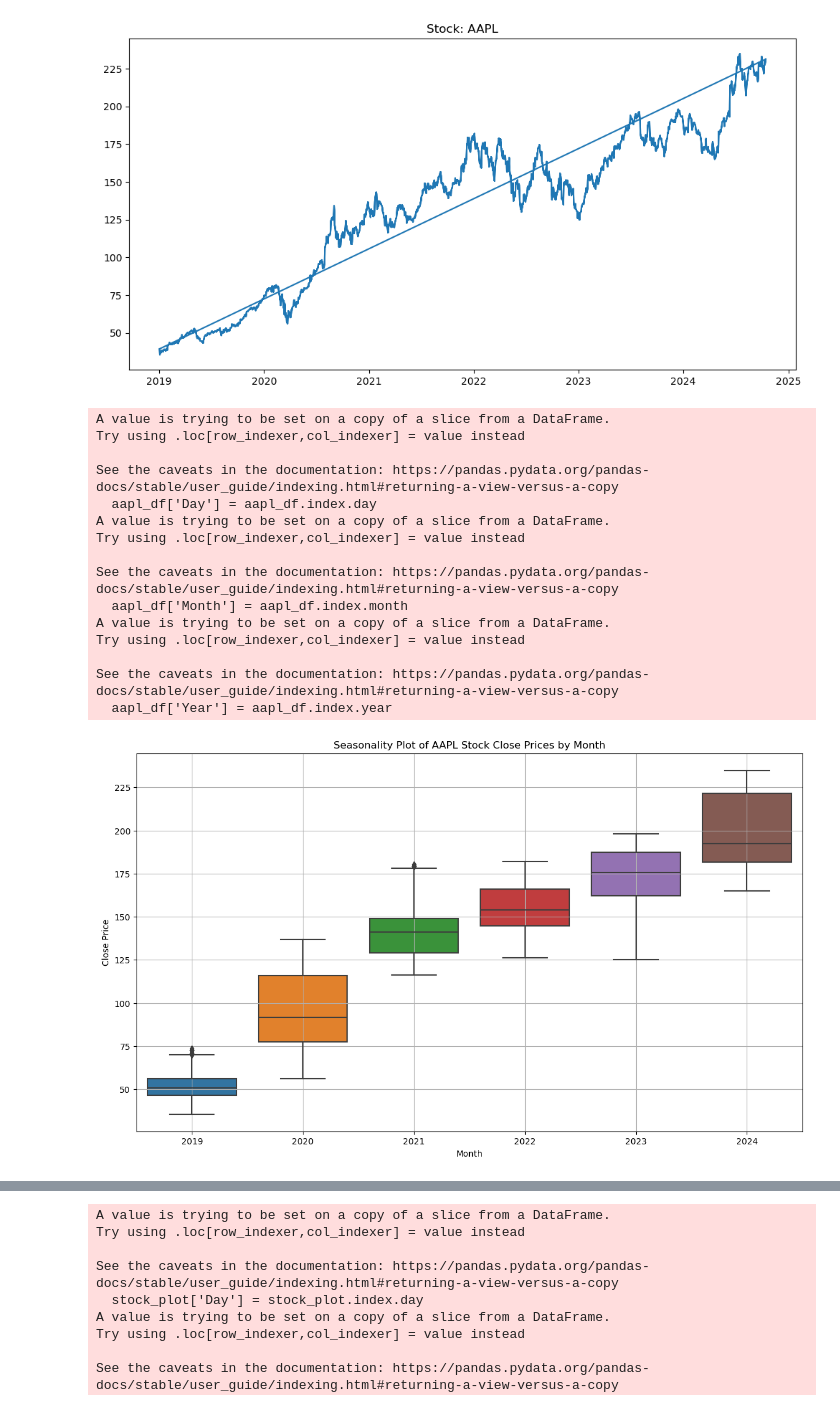
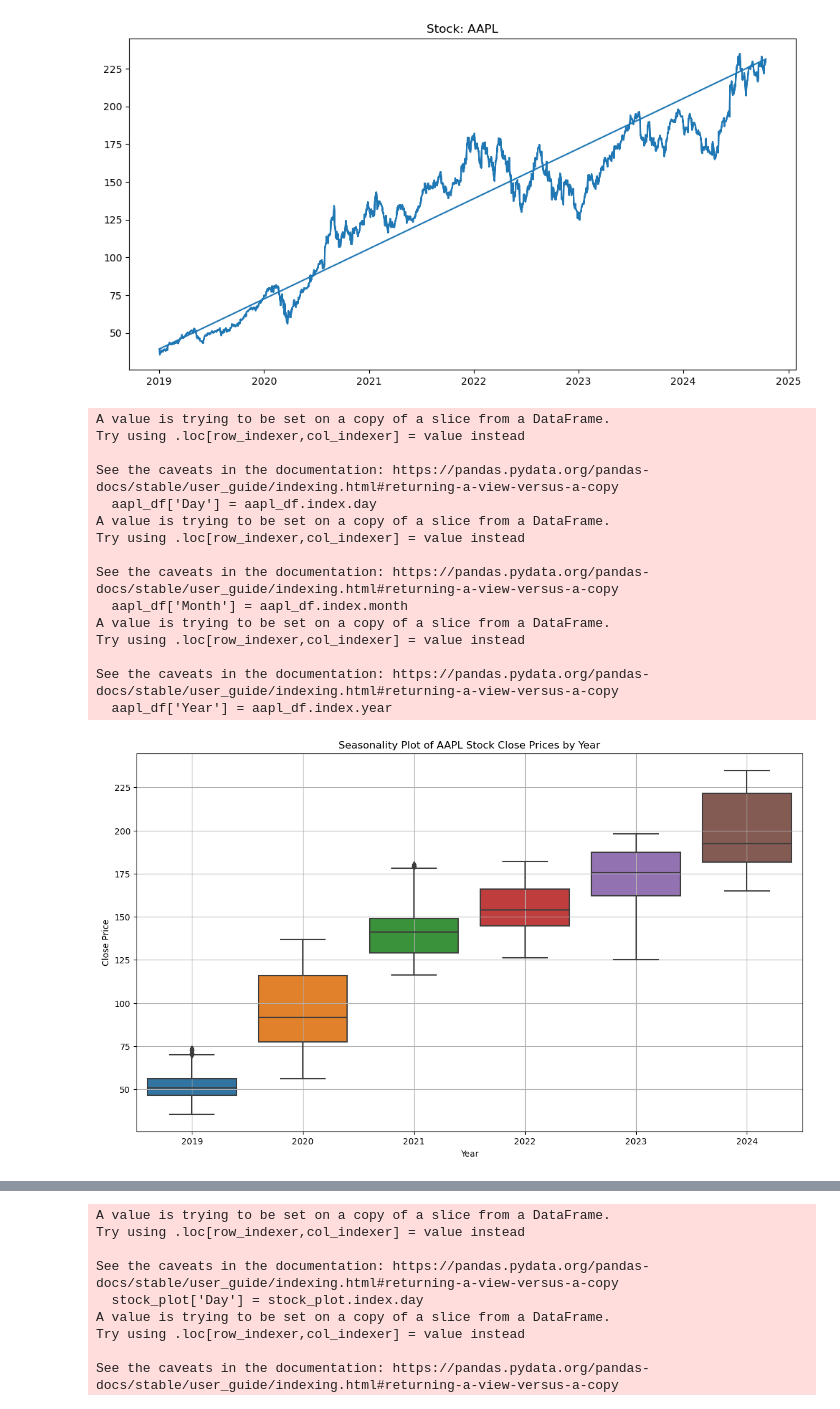
Before and after one commit to cs-muic/dm-2024-t1-pj-eda-honeybadgerlover645, a Jupyter notebook: eda-project.ipynb, the cells around one changed output, grey strips where cells are left out. Cells and saved outputs as stored; diff of their text form; code cells hidden in the pictures.

Commit message:
update sns to use sb, make boxplot year

```diff
--- a/eda-project.ipynb
+++ b/eda-project.ipynb
@@ -721,34 +723,44 @@ plt.title(f'Stock: AAPL')
 plt.plot(aapl_df['Close'], label = 'AAPL Stock Price')
 plt.show()
 # %%
-import seaborn as sns
+
+
 aapl_df
 aapl_df['Day'] = aapl_df.index.day
 aapl_df['Month'] = aapl_df.index.month
 aapl_df['Year'] = aapl_df.index.year
 
-plt.figure(figsize=(14, 8))
-sns.boxplot(x='Year', y='Close', data=aapl_df)
-plt.title('Seasonality Plot of AAPL Stock Close Prices by Month')
-plt.xlabel('Month')
-plt.ylabel('Close Price')
-plt.grid(True)
-plt.show()
+
+
+def boxplot_year(stock_df, stock_name):
+    plot_df = stock_df.copy()
+    plot_df['Day'] = plot_df.index.day
+    plot_df['Month'] = plot_df.index.month
+    plot_df['Year'] = plot_df.index.year
+    plt.figure(figsize=(14, 8))
+    sb.boxplot(x='Year', y='Close', data=plot_df)
+    plt.title(f'Seasonality Plot of {stock_name} Stock Close Prices by Year')
+    plt.xlabel('Year')
+    plt.ylabel('Close Price')
+    plt.grid(True)
+    plt.show()
+
+boxplot_year(aapl_df, 'AAPL')
 # %% [output]
 A value is trying to be set on a copy of a slice from a DataFrame.
 Try using .loc[row_indexer,col_indexer] = value instead
 
 See the caveats in the documentation: https://pandas.pydata.org/pandas-docs/stable/user_guide/indexing.html#returning-a-view-versus-a-copy
   aapl_df['Day'] = aapl_df.index.day
 A value is trying to be set on a copy of a slice from a DataFrame.
 Try using .loc[row_indexer,col_indexer] = value instead
 
 See the caveats in the documentation: https://pandas.pydata.org/pandas-docs/stable/user_guide/indexing.html#returning-a-view-versus-a-copy
   aapl_df['Month'] = aapl_df.index.month
 A value is trying to be set on a copy of a slice from a DataFrame.
 Try using .loc[row_indexer,col_indexer] = value instead
 
 See the caveats in the documentation: https://pandas.pydata.org/pandas-docs/stable/user_guide/indexing.html#returning-a-view-versus-a-copy
   aapl_df['Year'] = aapl_df.index.year
-[figure, old version]
+[figure, new version]
 # %%
```
Also changed, not shown: parts of 4 cells of this notebook.
